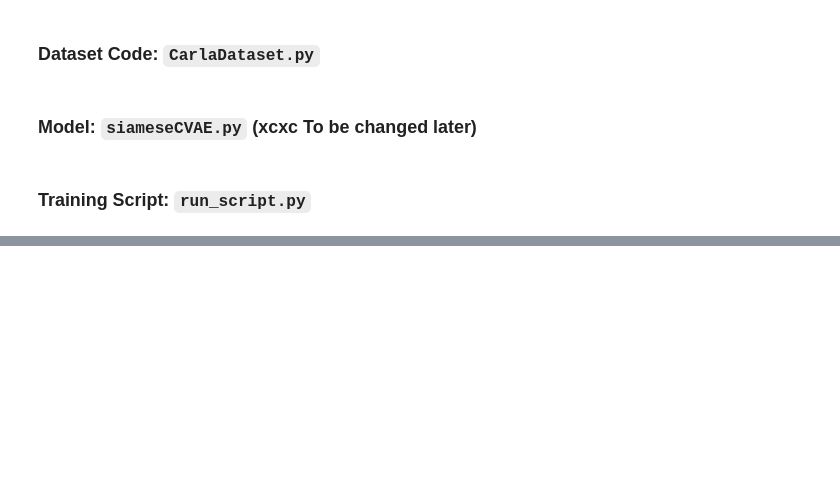
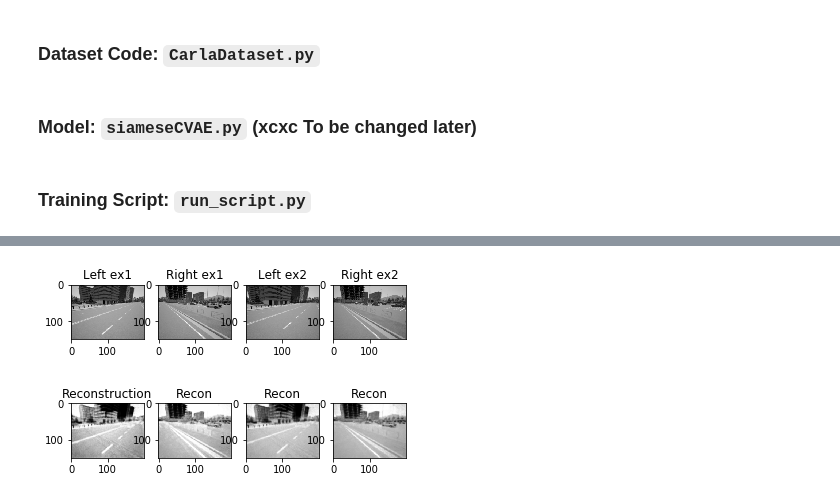
Before and after one commit to klaywittler/latent-map-planning, a Jupyter notebook: model/jupyter_notebooks/siameseCVAE.ipynb, the cells around one changed output, grey strips where cells are left out. Drawn from its saved outputs; the diff is of its cells as text; code cells hidden in the pictures; blank space fills up the shorter version.

```diff
--- a/model/jupyter_notebooks/siameseCVAE.ipynb
+++ b/model/jupyter_notebooks/siameseCVAE.ipynb
@@ -259,6 +360,17 @@ class siameseCVAE(nn.Module):
 # %%
+def _rearrange_channel_last(img, color = False):
+    _,_,H,W = img.shape
+    if color == True:
+        new_img = np.zeros((H,W,3))
+        for i in range(3):
+            new_img[:,:,i] = img[0,i,:,:]
+    else:
+        new_img = np.zeros((H,W))
+        new_img[:,:] = img[0,0,:,:]
+    return new_img
+
 def ELBO_loss(xhat, x, yhat, y, mu, logvar):
-    mseloss = nn.MSELoss()
+    mseloss = nn.MSELoss(reduction='sum')
     MSE_X = mseloss(xhat, x)
     MSE_Y = mseloss(yhat, y)
     KLD = -0.5 * torch.sum(1 + logvar - mu.pow(2) - logvar.exp())
@@ -269,3 +379,10 @@ dl = DataLoader(CarlaDataset("/content/drive/My Drive/Colab_Notebooks/ESE546_DL_
+# %%
+transform = transforms.Compose([
+        transforms.Resize((150,200)),
+        transforms.ToTensor()])
+batch = 1
+path = "/content/drive/My Drive/Colab_Notebooks/ESE546_DL_Colab/project/double_camera"
+dl = DataLoader(CarlaDataset(path, load_as_grayscale=True, transform=transform), batch_size=batch)
 # %% [markdown]
 ### Training Script: `run_script.py`
 # %%
@@ -352,0 +539,74 @@ KeyboardInterrupt: ignored
+# %%
+def train(net, optimizer, criterion, epochs):
+    model = net.to(device)
+    left = []
+    right = []
+    recon_left = []
+    recon_right = []
+    for i, X in enumerate(dl):
+        model.eval()
+        left_image_t = (X[0][:, 1, :, :, :]).float().to(device) # left/right images of t
+        right_image_t = (X[0][:, 0, :, :, :]).float().to(device) # left/right images of t
+        ctrl_inputs = X[2]
+
+        #Forward Pass
+        xhat, yhat, z, z_mean, z_stdev = model.forward(left_image_t,right_image_t)
+
+        color = False
+        left_ = _rearrange_channel_last(left_image_t.cpu(), color)
+        right_ = _rearrange_channel_last(right_image_t.cpu(), color)
+        xhat_ = _rearrange_channel_last(xhat.cpu().detach().numpy(), color)
+        yhat_ = _rearrange_channel_last(yhat.cpu().detach().numpy(), color)
+        left.append(left_)
+        right.append(right_)
+        recon_left.append(xhat_)
+        recon_right.append(yhat_)
+        if i == 25:
+            break
+    left = np.asarray(left)
+    right = np.asarray(right)
+    recon_left = np.asarray(recon_left)
+    recon_right = np.asarray(recon_right)
+
+
+    ex1, ex2 = 0, 25
+    plt.figure()
+    plt.subplot(241)
+    plt.imshow(left[ex1], cmap = 'gray')
+    plt.title('Left ex1')
+    plt.subplot(242)
+    plt.imshow(right[ex1], cmap = 'gray')
+    plt.title('Right ex1')
+    plt.subplot(245)
+    plt.imshow(recon_left[ex1], cmap = 'gray')
+    plt.title('Reconstruction')
+    plt.subplot(246)
+    plt.imshow(recon_right[ex1], cmap = 'gray')
+    plt.title('Recon')
+    # plt.figure()
+    plt.subplot(243)
+    plt.imshow(left[ex2], cmap = 'gray')
+    plt.title('Left ex2')
+    plt.subplot(244)
+    plt.imshow(right[ex2], cmap = 'gray')
+    plt.title('Right ex2')
+    plt.subplot(247)
+    plt.imshow(recon_left[ex2], cmap = 'gray')
+    plt.title('Recon')
+    plt.subplot(248)
+    plt.imshow(recon_right[ex2], cmap = 'gray')
+    plt.title('Recon')
+
+
+#Run from here
+model = siameseCVAE(batch=batch)
+checkpoint = torch.load('/content/drive/My Drive/Colab_Notebooks/ESE546_DL_Colab/project/checkpoints/siamese_chpt.pt')
+model.load_state_dict(checkpoint)
+
+epochs = 1
+criterion = ELBO_loss
+optimizer = optim.Adam(model.parameters(), lr=0.001, betas=(0.9, 0.999), eps=1e-08, weight_decay=1e-3)
+
+train(model, optimizer, criterion, epochs)
+# %% [output]
+[figure, added]
```
Also changed, not shown: parts of 8 cells of this notebook.
